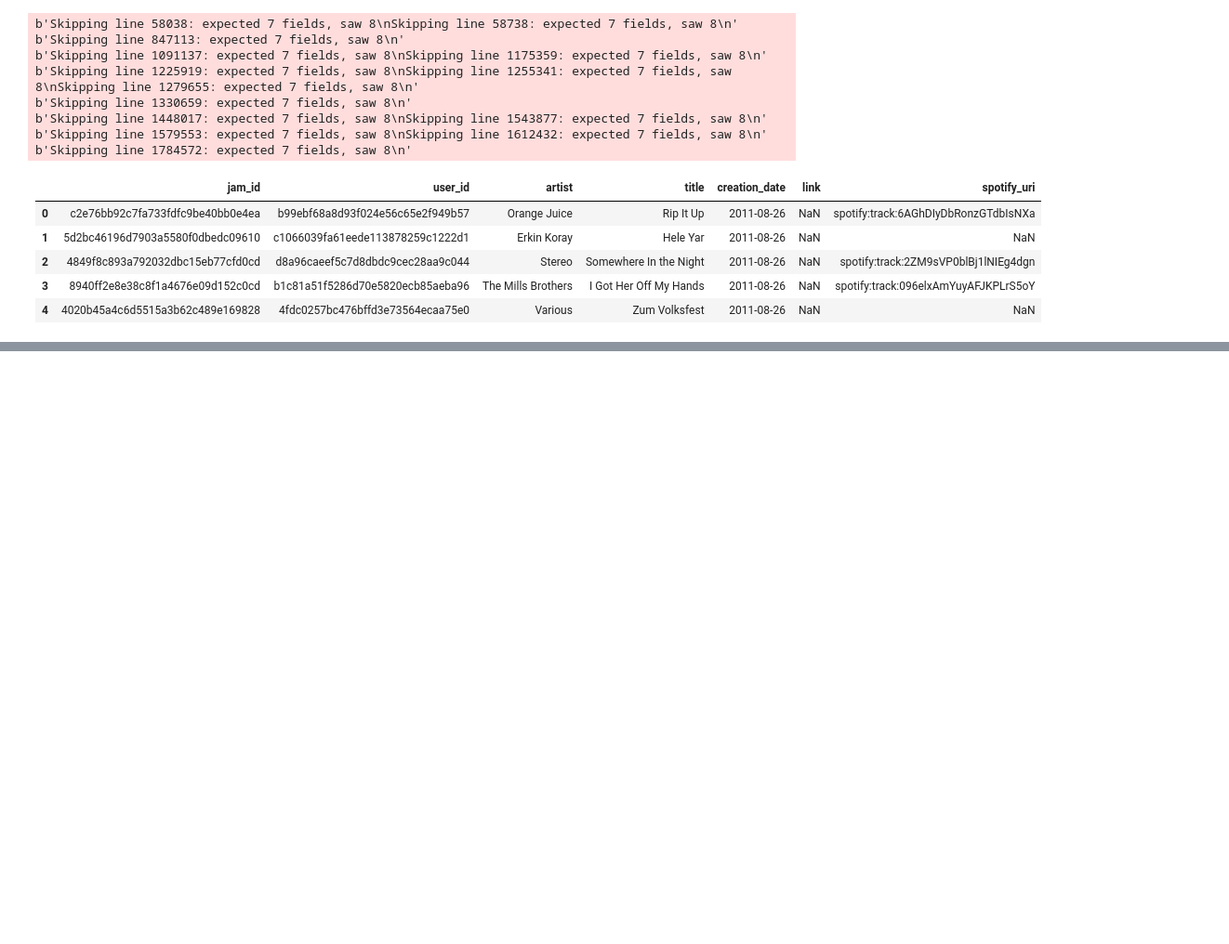
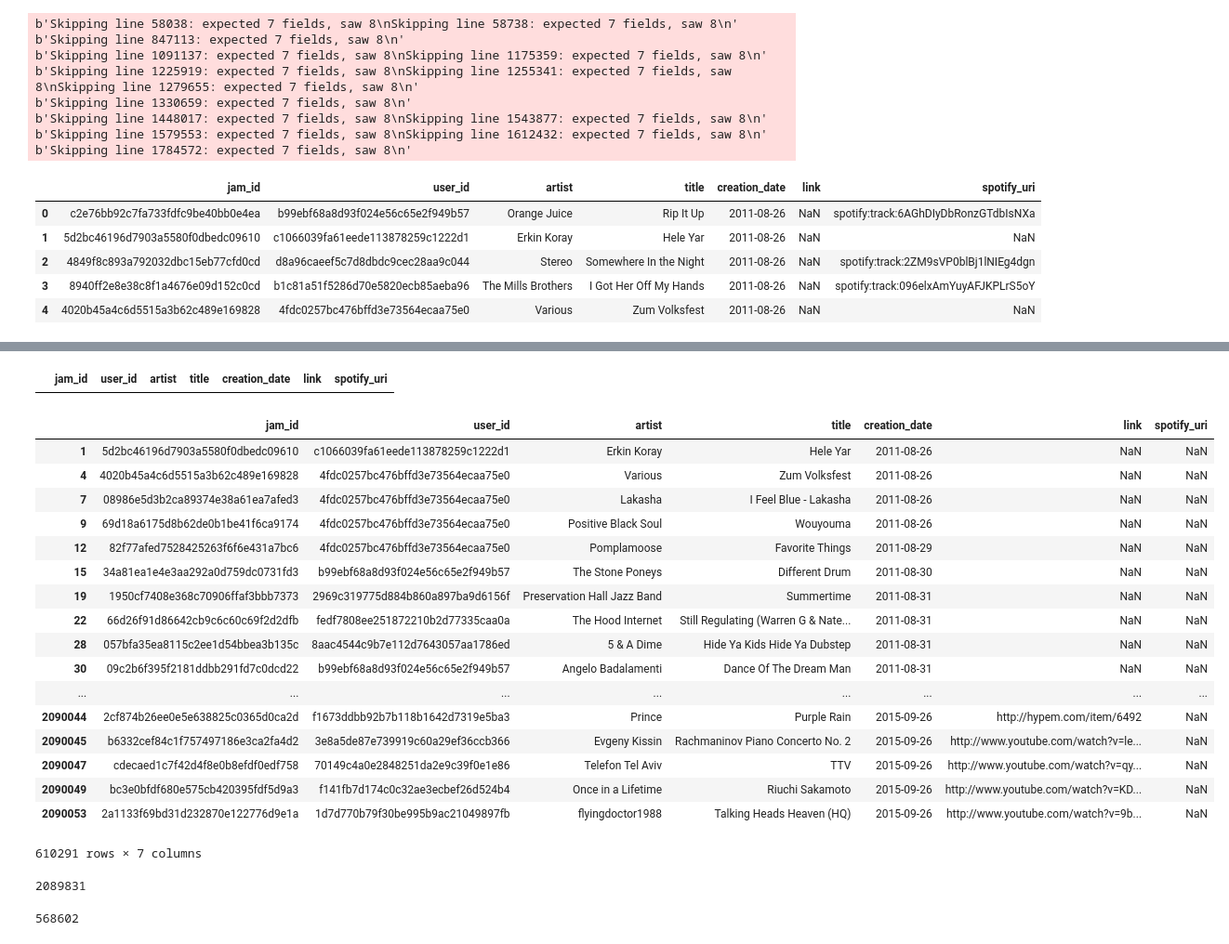
Before and after one commit to AWehenkel/NTDS-Project, a Jupyter notebook: ntds-project.ipynb, the cells around one changed output, grey strips where cells are left out. Shown at 93% size. Cells and saved outputs as stored; diff of their text form; code cells hidden in the pictures; blank space fills up the shorter version.

```diff
--- a/ntds-project.ipynb
+++ b/ntds-project.ipynb
@@ -46,0 +57,33 @@ jams.sample(10)
+# %%
+jams[(jams['user_id'] == likes['user_id'][3]) & (jams['jam_id'] == likes['jam_id'][3])]
+# %% [output]
+|  | jam_id | user_id | artist | title | creation_date | link | spotify_uri |
+# %%
+jams[jams['spotify_uri'].isna()]
+# %% [output]
+|  | jam_id | user_id | artist | title | creation_date | link | spotify_uri |
+| 1 | 5d2bc46196d7903a5580f0dbedc09610 | c1066039fa61eede113878259c1222d1 | Erkin Koray | Hele Yar | 2011-08-26 | NaN | NaN |
+| 4 | 4020b45a4c6d5515a3b62c489e169828 | 4fdc0257bc476bffd3e73564ecaa75e0 | Various | Zum Volksfest | 2011-08-26 | NaN | NaN |
+| 7 | 08986e5d3b2ca89374e38a61ea7afed3 | 4fdc0257bc476bffd3e73564ecaa75e0 | Lakasha | I Feel Blue - Lakasha | 2011-08-26 | NaN | NaN |
+| 9 | 69d18a6175d8b62de0b1be41f6ca9174 | 4fdc0257bc476bffd3e73564ecaa75e0 | Positive Black Soul | Wouyouma | 2011-08-26 | NaN | NaN |
+| 12 | 82f77afed7528425263f6f6e431a7bc6 | 4fdc0257bc476bffd3e73564ecaa75e0 | Pomplamoose | Favorite Things | 2011-08-29 | NaN | NaN |
+| 15 | 34a81ea1e4e3aa292a0d759dc0731fd3 | b99ebf68a8d93f024e56c65e2f949b57 | The Stone Poneys | Different Drum | 2011-08-30 | NaN | NaN |
+| 19 | 1950cf7408e368c70906ffaf3bbb7373 | 2969c319775d884b860a897ba9d6156f | Preservation Hall Jazz Band | Summertime | 2011-08-31 | NaN | NaN |
+| 22 | 66d26f91d86642cb9c6c60c69f2d2dfb | fedf7808ee251872210b2d77335caa0a | The Hood Internet | Still Regulating (Warren G & Nate... | 2011-08-31 | NaN | NaN |
+| 28 | 057bfa35ea8115c2ee1d54bbea3b135c | 8aac4544c9b7e112d7643057aa1786ed | 5 & A Dime | Hide Ya Kids Hide Ya Dubstep | 2011-08-31 | NaN | NaN |
+| 30 | 09c2b6f395f2181ddbb291fd7c0dcd22 | b99ebf68a8d93f024e56c65e2f949b57 | Angelo Badalamenti | Dance Of The Dream Man | 2011-08-31 | NaN | NaN |
+| ... | ... | ... | ... | ... | ... | ... | ... |
+| 2090044 | 2cf874b26ee0e5e638825c0365d0ca2d | f1673ddbb92b7b118b1642d7319e5ba3 | Prince | Purple Rain | 2015-09-26 | http://hypem.com/item/6492 | NaN |
+| 2090045 | b6332cef84c1f757497186e3ca2fa4d2 | 3e8a5de87e739919c60a29ef36ccb366 | Evgeny Kissin | Rachmaninov Piano Concerto No. 2 | 2015-09-26 | http://www.youtube.com/watch?v=le... | NaN |
+| 2090047 | cdecaed1c7f42d4f8e0b8efdf0edf758 | 70149c4a0e2848251da2e9c39f0e1e86 | Telefon Tel Aviv | TTV | 2015-09-26 | http://www.youtube.com/watch?v=qy... | NaN |
+| 2090049 | bc3e0bfdf680e575cb420395fdf5d9a3 | f141fb7d174c0c32ae3ecbef26d524b4 | Once in a Lifetime | Riuchi Sakamoto | 2015-09-26 | http://www.youtube.com/watch?v=KD... | NaN |
+| 2090053 | 2a1133f69bd31d232870e122776d9e1a | 1d7d770b79f30be995b9ac21049897fb | flyingdoctor1988 | Talking Heads Heaven (HQ) | 2015-09-26 | http://www.youtube.com/watch?v=9b... | NaN |
+610291 rows × 7 columns
+# %%
+len(jams['jam_id'].unique())
+# %% [output]
+2089831
+# %%
+len(jams['title'].unique())
+# %% [output]
+568602
```
Also changed, not shown: parts of 2 cells of this notebook, 1 other file.
